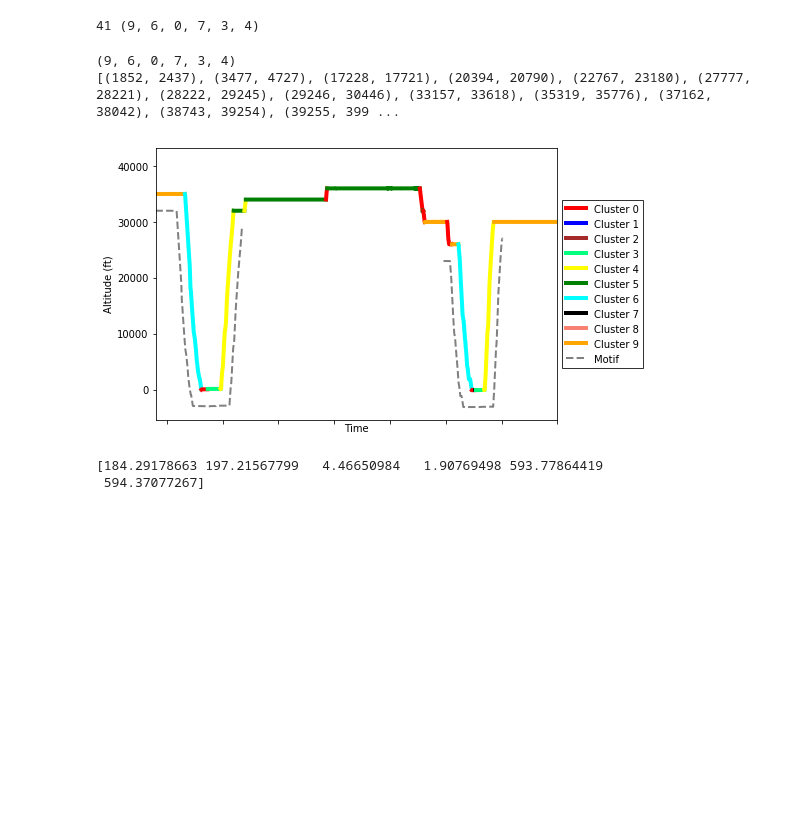
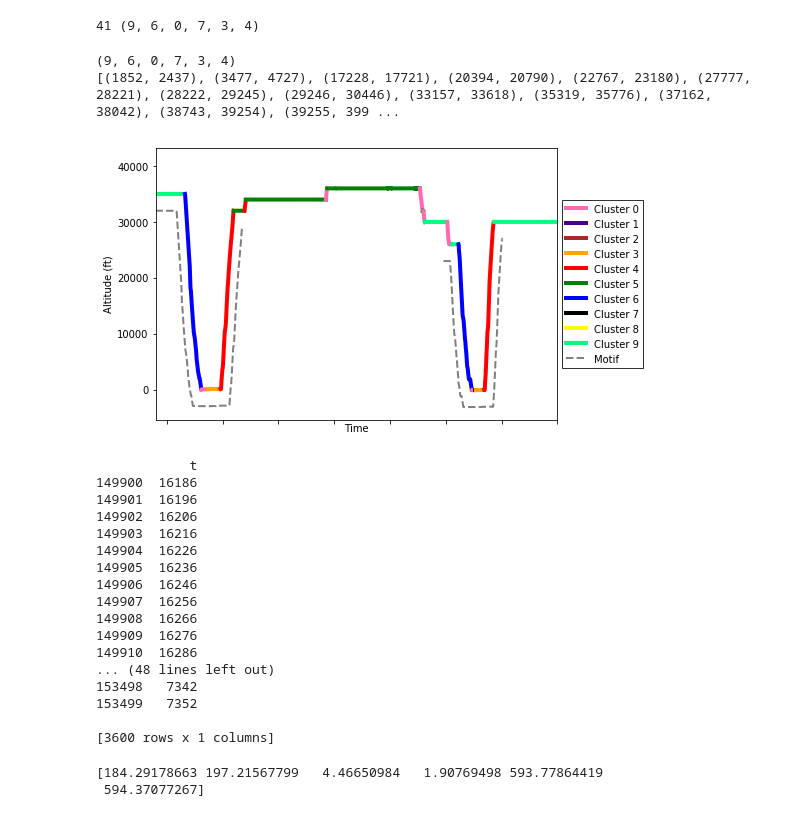
Before and after one commit to scoutsaachi/TICC, a Jupyter notebook: Boeing Explore Data.ipynb, the cells around one changed output. Cells and saved outputs as stored; diff of their text form; code cells hidden in the pictures; blank space fills up the shorter version.

```diff
--- a/Boeing Explore Data.ipynb
+++ b/Boeing Explore Data.ipynb
@@ -45,9 +46,14 @@ def getValues(sensorName):
 41 (9, 6, 0, 7, 3, 4)
 # %%
 import operator
+
+xmin = 149900
+xmax = 153500
+
 alts = frame[["ALTITUDE_1013_ADIRU"]].values.T.flatten()
+# print(frame[xmin:xmax][["t"]])
 labels = np.arange(len(alts))
-colors = ['red', 'blue', 'brown', 'springgreen', 'yellow', 'green', 'cyan', 'black', 'salmon', 'orange', 'hotpink']
+colors = ['hotpink', 'indigo', 'brown', 'orange', 'red', 'green', 'blue', 'black', 'yellow', 'springgreen', 'salmon']
 taken = [None]*10
 old_c = 0
 plt.figure(1, figsize=(9,5))
@@ -64,35 +70,54 @@ for i in range(len(labels)):
         old_c = i
 
 # plt.plot(labels, alts)
 print(motif)
 sortedsegs = sorted(list(m[(motif)]))
 print(sortedsegs)
 putLegend = False
 for start, end in m[(motif)]:
     xaxis = labels[start:end+1]
     altvals = alts[start:end+1]
     mid= np.argmin(altvals)
     xaxis[: mid] = 0.9995*xaxis[: mid]
     xaxis[mid:] = 1.0005*xaxis[mid:]
     labelValue = None if putLegend else "Motif"
     putLegend = True
     ax.plot(xaxis, alts[start:end+1]-3000, '--', color="gray", linewidth=2.0, label=labelValue)
-plt.xlim(xmin=149900, xmax=153500)
+plt.xlim(xmin=xmin, xmax=xmax)
 handles, labels = ax.get_legend_handles_labels()
 hl = sorted(zip(handles, labels),
             key=operator.itemgetter(1))
 handles2, labels2 = zip(*hl)
 box = ax.get_position()
 ax.set_position([box.x0, box.y0, box.width * 0.8, box.height])
 plt.setp( ax.get_xticklabels(), visible=False)
 plt.ylabel("Altitude (ft)")
 plt.xlabel('Time')
 ax.legend(handles2, labels2, loc='center left', bbox_to_anchor=(1, 0.5), fancybox=False, edgecolor="black")
 plt.show()
+
+print (frame[xmin:xmax][["t"]])
 # %% [output]
 (9, 6, 0, 7, 3, 4)
 [(1852, 2437), (3477, 4727), (17228, 17721), (20394, 20790), (22767, 23180), (27777, 28221), (28222, 29245), (29246, 30446), (33157, 33618), (35319, 35776), (37162, 38042), (38743, 39254), (39255, 399 ...
-[figure, old version]
+[figure, new version]
+            t
+149900  16186
+149901  16196
+149902  16206
+149903  16216
+149904  16226
+149905  16236
+149906  16246
+149907  16256
+149908  16266
+149909  16276
+149910  16286
+... (48 lines left out)
+153498   7342
+153499   7352
+
+[3600 rows x 1 columns]
 # %%
 import matplotlib.pyplot as plt
 from scipy import stats
```
Also changed, not shown: parts of 2 cells of this notebook, 11 other files.
